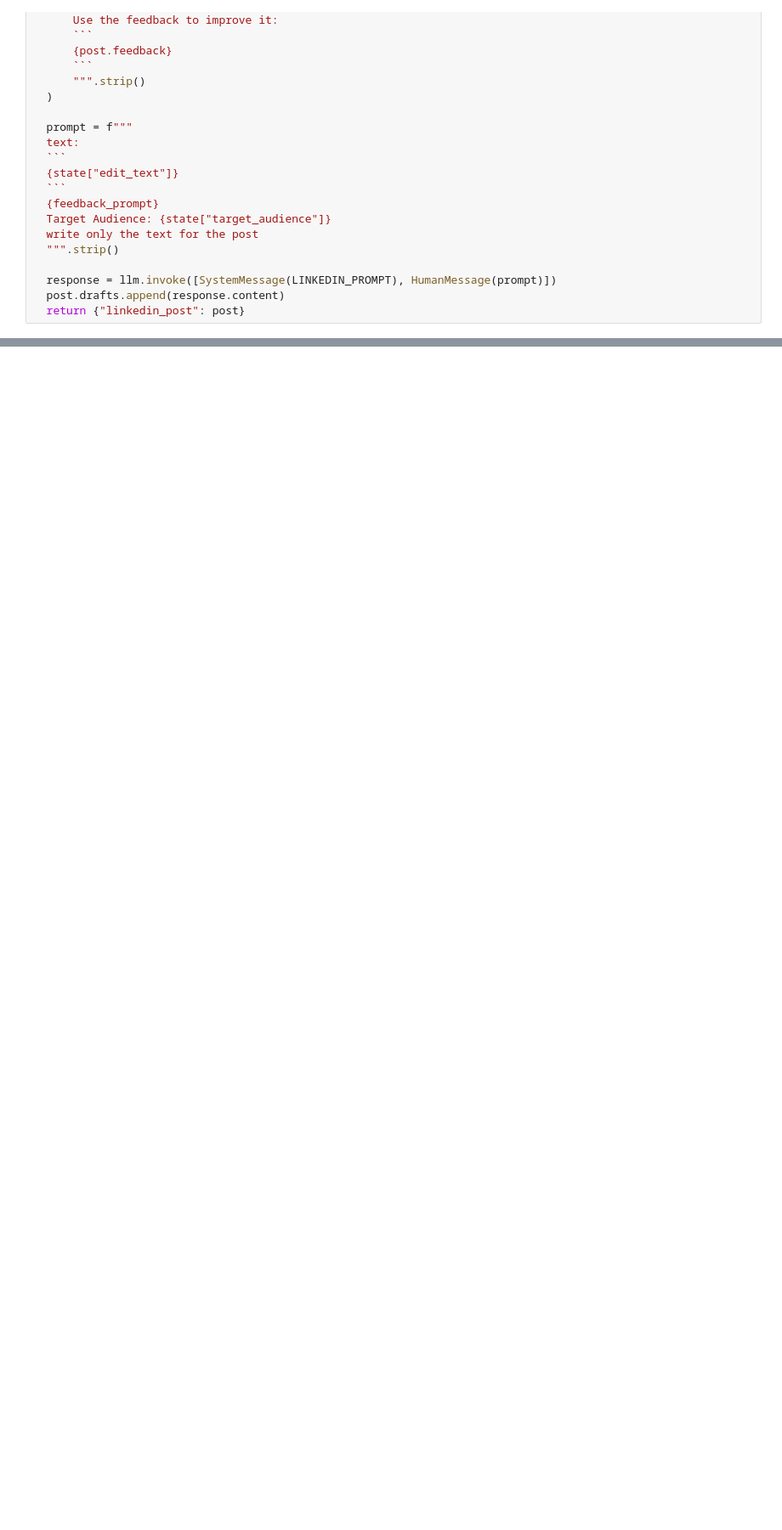
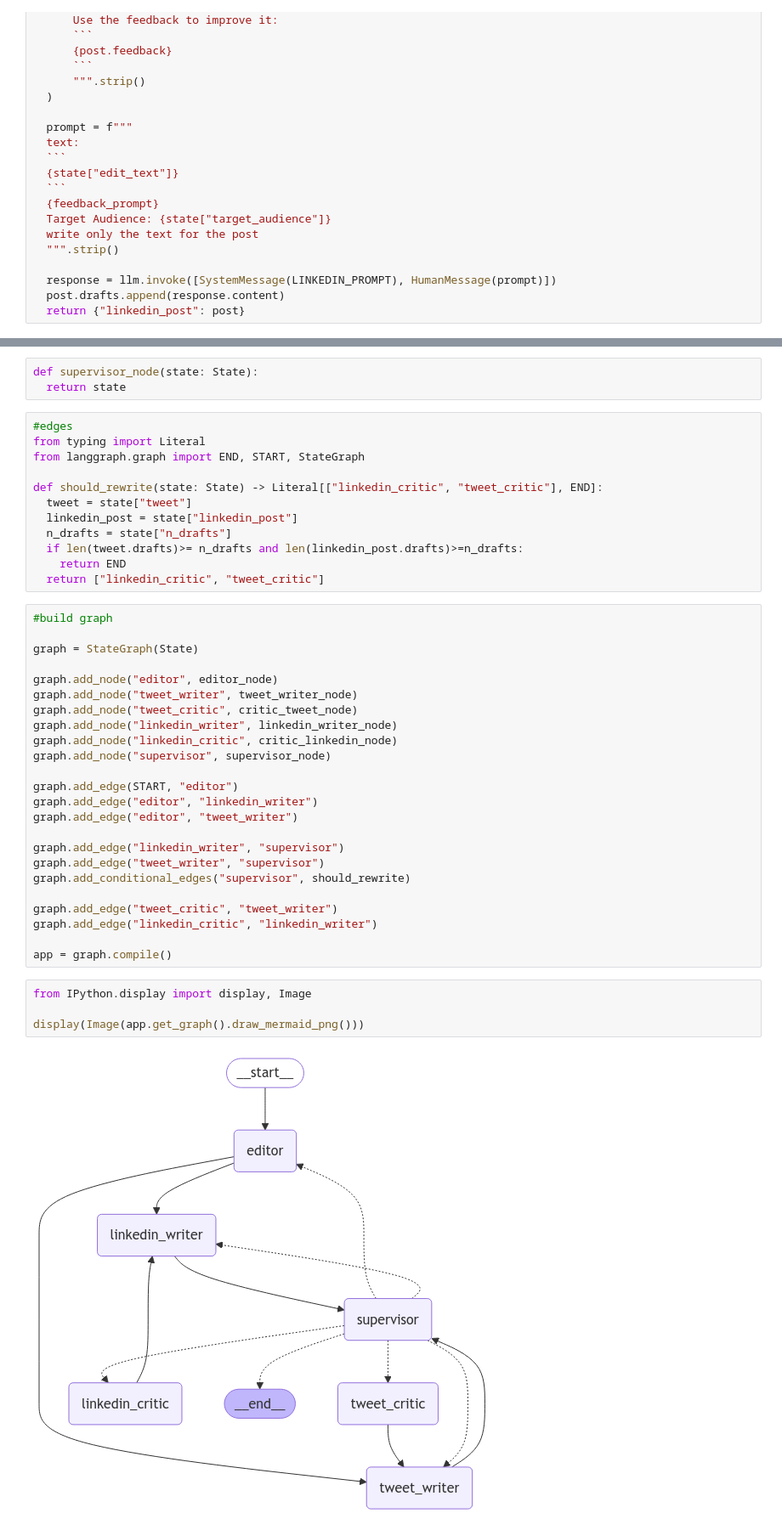
Before and after one commit to lucky096/llm_augmented_workflow, a Jupyter notebook: SocialMediaAgents.ipynb, the cells around one changed output, grey strips where cells are left out. Shown at 85% size. Cells and saved outputs as stored; diff of their text form; blank space fills up the shorter version.

Commit message:
adding tweet and linkedin post writer agents

```diff
--- a/SocialMediaAgents.ipynb
+++ b/SocialMediaAgents.ipynb
@@ -185,0 +232,45 @@ def linkedin_writer_node(state: State):
+# %%
+def supervisor_node(state: State):
+  return state
+# %%
+#edges
+from typing import Literal
+from langgraph.graph import END, START, StateGraph
+
+def should_rewrite(state: State) -> Literal[["linkedin_critic", "tweet_critic"], END]:
+  tweet = state["tweet"]
+  linkedin_post = state["linkedin_post"]
+  n_drafts = state["n_drafts"]
+  if len(tweet.drafts)>= n_drafts and len(linkedin_post.drafts)>=n_drafts:
+    return END
+  return ["linkedin_critic", "tweet_critic"]
+# %%
+#build graph
+
+graph = StateGraph(State)
+
+graph.add_node("editor", editor_node)
+graph.add_node("tweet_writer", tweet_writer_node)
+graph.add_node("tweet_critic", critic_tweet_node)
+graph.add_node("linkedin_writer", linkedin_writer_node)
+graph.add_node("linkedin_critic", critic_linkedin_node)
+graph.add_node("supervisor", supervisor_node)
+
+graph.add_edge(START, "editor")
+graph.add_edge("editor", "linkedin_writer")
+graph.add_edge("editor", "tweet_writer")
+
+graph.add_edge("linkedin_writer", "supervisor")
+graph.add_edge("tweet_writer", "supervisor")
+graph.add_conditional_edges("supervisor", should_rewrite)
+
+graph.add_edge("tweet_critic", "tweet_writer")
+graph.add_edge("linkedin_critic", "linkedin_writer")
+
+app = graph.compile()
+# %%
+from IPython.display import display, Image
+
+display(Image(app.get_graph().draw_mermaid_png()))
+# %% [output]
+[figure, added]
```
Also changed, not shown: parts of 7 cells of this notebook.
